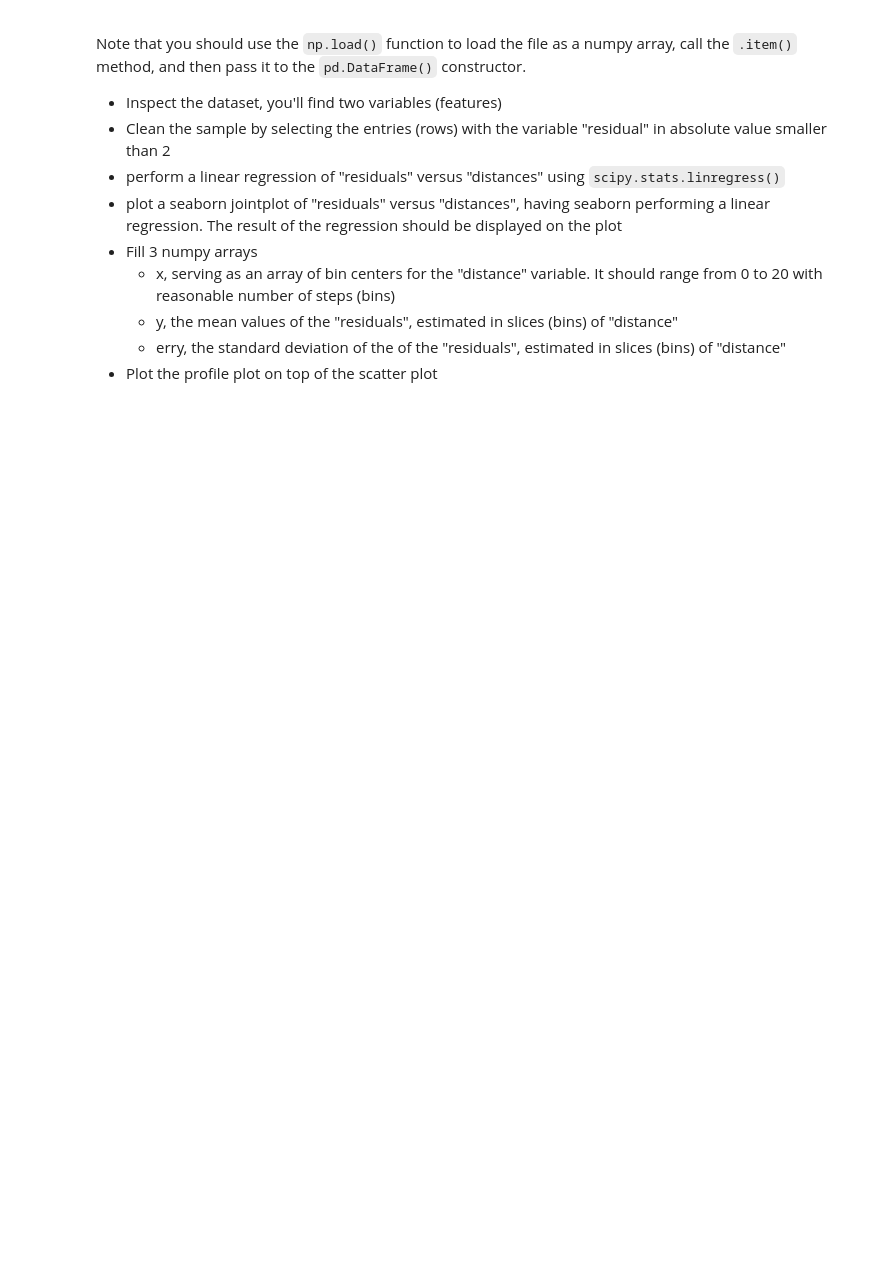
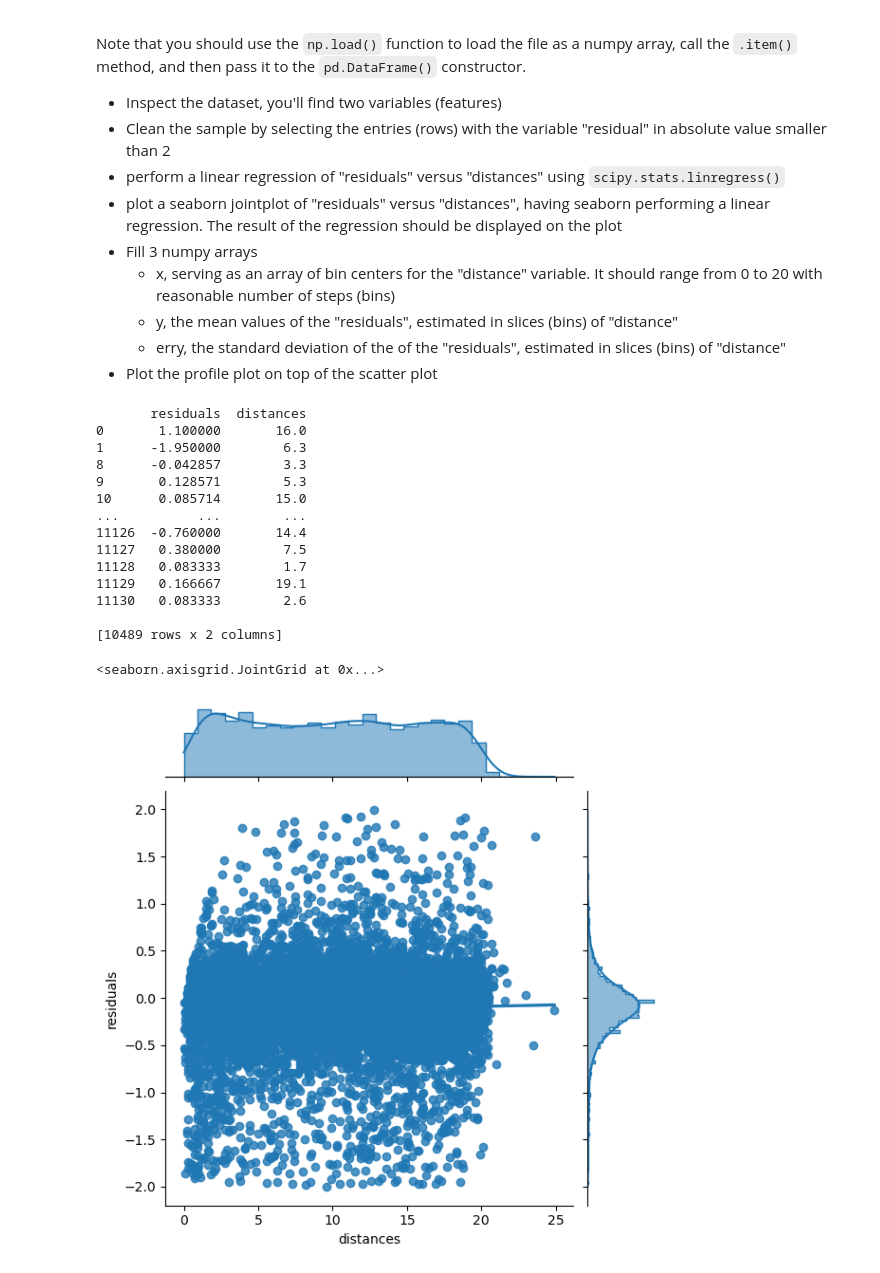
Before and after one commit to angelabortolato/LaboratoryOfComputationalPhysics_A, a Jupyter notebook: 07ex_Visualization.ipynb, the cells around one changed output. Saved outputs shown, nothing was run; the diff lists cells and outputs as text; code cells hidden in the pictures; blank space fills up the shorter version.

```diff
--- a/07ex_Visualization.ipynb
+++ b/07ex_Visualization.ipynb
@@ -95,3 +135,34 @@ Note that you should use the `np.load()` function to load the file as a numpy ar
   * y, the mean values of the "residuals", estimated in slices (bins) of "distance"
   * erry, the standard deviation of the  of the "residuals", estimated in slices (bins) of "distance"
 * Plot the profile plot on top of the scatter plot
+# %%
+from io import BytesIO
+import tarfile
+from urllib.request import urlopen
+
+dat=np.load("residuals_261.npy", allow_pickle=True)
+df=pd.DataFrame(dat.item())
+
+df1=df[abs(df['residuals'])<2]
+print(df1)
+stats.linregress(df1['distances'], df1['residuals'])
+sns.jointplot(df1, x='distances',y='residuals', kind='reg', marginal_kws=dict(element='step'))
+
+#counts, binsx, _ = plt.hist(df1['distances'], bins=10, range=np.arange(0,21))
+# %% [output]
+       residuals  distances
+0       1.100000       16.0
+1      -1.950000        6.3
+8      -0.042857        3.3
+9       0.128571        5.3
+10      0.085714       15.0
+...          ...        ...
+11126  -0.760000       14.4
+11127   0.380000        7.5
+11128   0.083333        1.7
+11129   0.166667       19.1
+11130   0.083333        2.6
+
+[10489 rows x 2 columns]
+<seaborn.axisgrid.JointGrid at 0x...>
+[figure, added]
```
Also changed, not shown: parts of 4 cells of this notebook, 5 other files.
